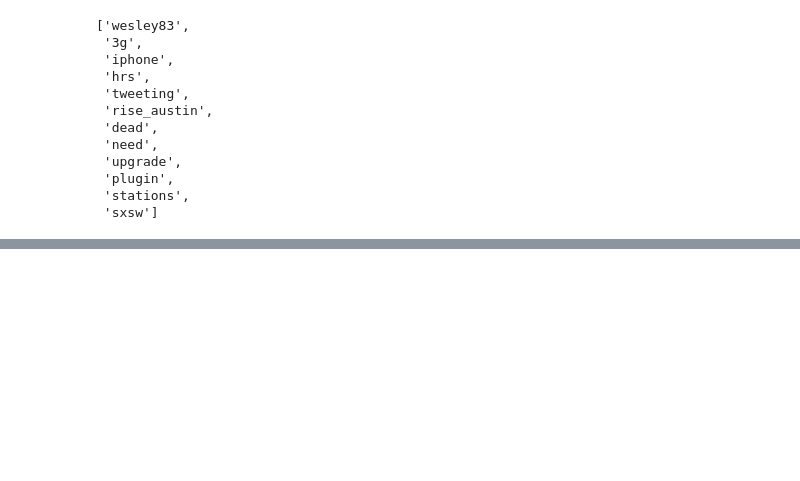
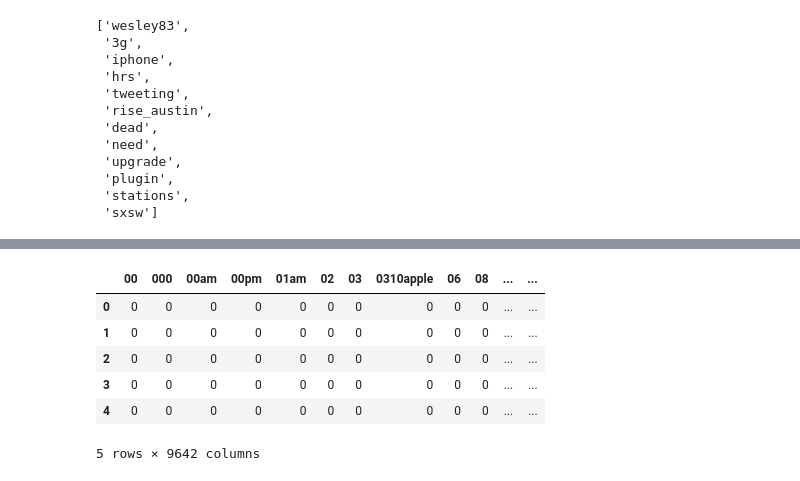
Before and after one commit to Djohnson1313/classifying_tweets, a Jupyter notebook: notebook.ipynb, the cells around one changed output, grey strips where cells are left out. Cells and saved outputs as stored; diff of their text form; code cells hidden in the pictures; blank space fills up the shorter version.

```diff
--- a/notebook.ipynb
+++ b/notebook.ipynb
@@ -401,0 +460,18 @@ fdist.plot(25)
+# %%
+vec = CountVectorizer(lowercase = False)
+# %%
+flat_df = [' '.join(doc) for doc in df['stopwords_removed']]
+# %%
+vec1 = vec.fit_transform(flat_df)
+# %%
+df_vectorized = pd.DataFrame(vec1.toarray(), columns = vec.get_feature_names_out())
+# %%
+df_vectorized.head()
+# %% [output]
+|  | 00 | 000 | 00am | 00pm | 01am | 02 | 03 | 0310apple | 06 | 08 | ... | ... |
+| 0 | 0 | 0 | 0 | 0 | 0 | 0 | 0 | 0 | 0 | 0 | ... | ... |
+| 1 | 0 | 0 | 0 | 0 | 0 | 0 | 0 | 0 | 0 | 0 | ... | ... |
+| 2 | 0 | 0 | 0 | 0 | 0 | 0 | 0 | 0 | 0 | 0 | ... | ... |
+| 3 | 0 | 0 | 0 | 0 | 0 | 0 | 0 | 0 | 0 | 0 | ... | ... |
+| 4 | 0 | 0 | 0 | 0 | 0 | 0 | 0 | 0 | 0 | 0 | ... | ... |
+5 rows × 9642 columns
```
Also changed, not shown: parts of 13 cells of this notebook.
